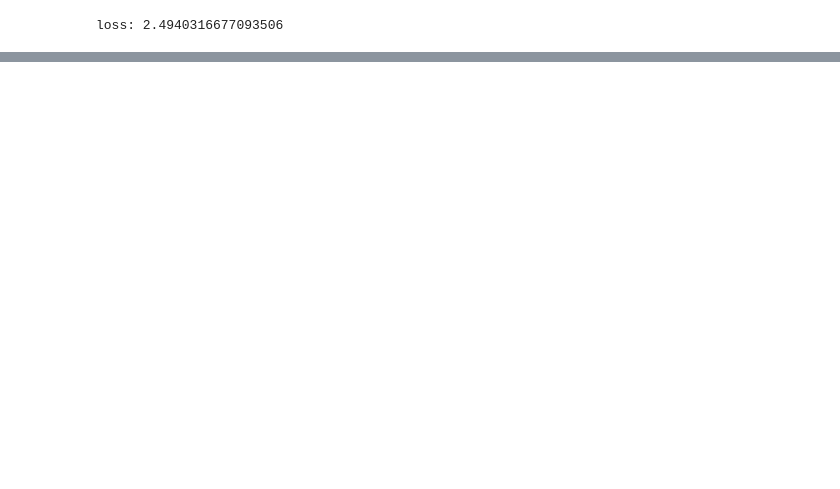
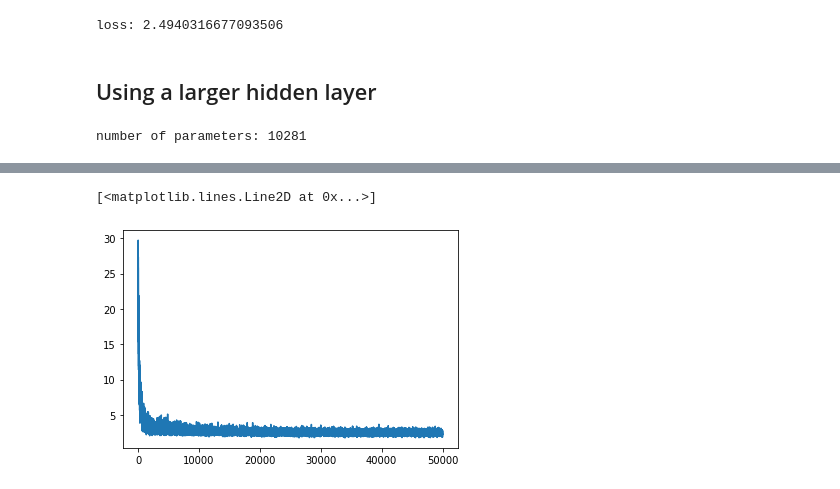
Before and after one commit to AndreasMing/Learning, a Jupyter notebook: NN_Makemore/NeuralnetsWithMakemore.ipynb, the cells around one changed output, grey strips where cells are left out. Cells and saved outputs as stored; diff of their text form; code cells hidden in the pictures; blank space fills up the shorter version.

Commit message:
Edit Hyperparameters, Read from model

```diff
--- a/NN_Makemore/NeuralnetsWithMakemore.ipynb
+++ b/NN_Makemore/NeuralnetsWithMakemore.ipynb
@@ -844,3 +853,59 @@ loss = F.cross_entropy(logits, Ydev)
 print(f'loss: {loss.item()}')
 # %% [output]
 loss: 2.4940316677093506
+# %% [markdown]
+## Using a larger hidden layer
+# %%
+# Set up nn
+g = torch.Generator().manual_seed(2147483647)
+loop = 0
+lossi =[]
+stepi = []
+hidn = 300      # number of neurons in hidden layer
+
+# embedded look up
+C = torch.randn((27, 2), generator=g, requires_grad=True)
+
+# hidden layer of nn
+W1 = torch.randn((6, hidn), generator=g, requires_grad=True)   # number of inputs (3 char x 2 dim embedding = 6), hyperparameter 100 neurons
+b1 = torch.randn(hidn, requires_grad=True)
+
+# output layer of nn
+W2 = torch.randn((hidn, 27), generator=g, requires_grad=True)  # 27 output neurons for every char
+b2 = torch.randn(27, requires_grad=True)
+
+parameters = [C, W1, b1, W2, b2]
+print(f'number of parameters: {sum(p.nelement() for p in parameters)}')
+# %% [output]
+number of parameters: 10281
+# %%
+# training with training split
+print('loop:\tloss:')
+
+for i in range(50000):
+  # minibatch construct
+  ix = torch.randint(0, Xtr.shape[0], (32,))
+  # forward pass
+  emb = C[Xtr[ix]]                                  # input layer
+  h = torch.tanh(emb.view(-1, 6) @ W1 + b1)   # hidden layer
+  logits = h @ W2 + b2                        # output layer
+  loss = F.cross_entropy(logits, Ytr[ix])
+
+  #print(loop, '\t', loss.item())
+  loop += 1
+  # backward pass
+  for p in parameters:
+    p.grad = None
+  loss.backward()
+
+  # update
+  for p in parameters:
+    p.data += -0.01 * p.grad
+
+  # track stats
+  stepi.append(i)
+  lossi.append(loss.item())
+
+print(loop, '\t', loss.item())
+plt.plot(stepi, lossi)
+# %% [output]
@@ -846,0 +914,2 @@ loss: 2.4940316677093506
+[<matplotlib.lines.Line2D at 0x...>]
+[figure, added]
```
Also changed, not shown: parts of 14 cells of this notebook.
